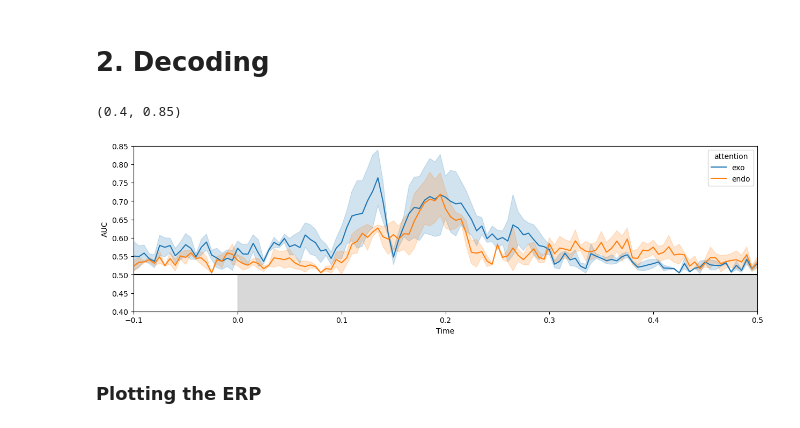
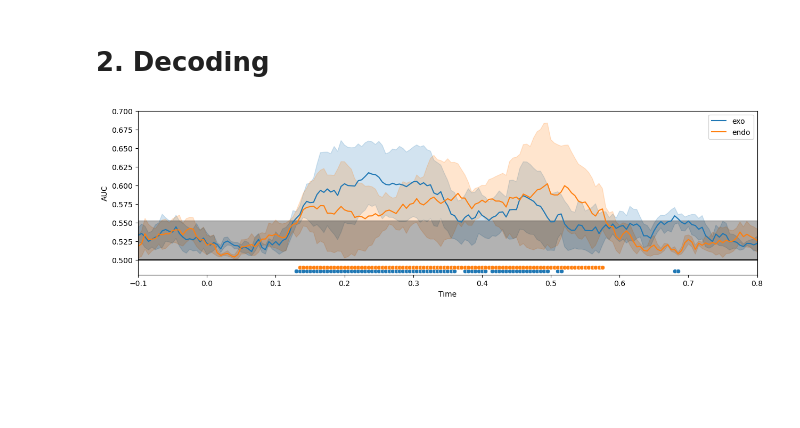
Before and after one commit to LpZamora/RIFT_thesis_expe2, a Jupyter notebook: 3_analysis_group.ipynb, the cells around one changed output. Cells and saved outputs as stored; diff of their text form; code cells hidden in the pictures; blank space fills up the shorter version.

```diff
--- a/3_analysis_group.ipynb
+++ b/3_analysis_group.ipynb
@@ -82,16 +130,12 @@ Text(49.828341049382715, 0.5, 'Attention modulation index')
 # %%
 participants = ['B1', 'B2', 'B3']
 
-ITcoh_exp2 = []
+ms_coh = []
 for participant in participants:
     df_participant = pd.read_csv(f'files/ITcoh_{participant}.csv', index_col=False)
     df_participant['participant'] = participant
-    ITcoh_exp2.append(df_participant)
-ITcoh_exp2 = pd.concat(ITcoh_exp2)
-ITcoh_exp2['cued_group'] = (ITcoh_exp2['coh_with'] == ITcoh_exp2['cued'])
+    ms_coh.append(df_participant)
+ms_coh = pd.concat(ms_coh)
+ms_coh['cued_group'] = (ms_coh['coh_with'] == ms_coh['cued'])
 #Average over electrodes
-# ITcoh_exp2 = ITcoh_exp2[(ITcoh_exp2.coh_with == 60) & (ITcoh_exp2.cued == 60)]
-ITcoh_exp2 = ITcoh_exp2.groupby(['participant','condition','time','cued_group']).ITcoherence.mean().reset_index()
-# ITcoh_exp2['Experiment'] = 2
-# ITcoh_exp2 = ITcoh_exp2[ITcoh_exp2.cued == True]
-ITcoh_exp2
+ms_coh = ms_coh.groupby(['participant','condition','time','cued_group']).ITcoherence.mean().reset_index()
@@ -142,19 +178,36 @@ sns.lineplot(y='ITcoherence_diff', hue='condition', x='time', data=diff_coh, err
 participants = ['B1', 'B2', 'B3']
 target_period = []
 for participant in participants:
-    df_participant = pd.read_csv(f'files/{participant}_target_period.csv', index_col=False)
+    df_participant = pd.read_csv(f'files/{participant}_target_period_pow.csv', index_col=False)
     df_participant['participant'] = participant
     target_period.append(df_participant)
 target_period = pd.concat(target_period)
+
+baseline_period = []
+for participant in participants:
+    df_participant = pd.read_csv(f'files/{participant}_baseline_pow.csv', index_col=False)
+    df_participant['participant'] = participant
+    baseline_period.append(df_participant)
+baseline_period = pd.concat(baseline_period)
+
+p_value = 1-0.05/len(target_period.time.unique())
+
+# Determine chance level based on best predictor during baseline
+chance1, chance99 = np.percentile(baseline_period.groupby(['time']).score.mean(), q=[.1, 99.9])
 # %%
 plt.subplots(figsize=(15,4))
 sns.lineplot(y='score', hue='attention', x='time', data=target_period, errorbar='se')
 plt.hlines(.5, -1, 2.3, 'k')
 plt.ylabel('AUC')
 plt.xlabel('Time')
-plt.xlim(-.1,.5)
-plt.fill_betweenx([0.4, 0.5], 0, 0.5, color='gray', alpha=0.3)
-plt.ylim(.4, .85)
+plt.xlim(-.1,.8)
+plt.fill_betweenx([.5, chance99], -.1, 0.8, color='black', alpha=0.3)
+plt.ylim(.48, .7)
+
+target_period_mean = target_period.groupby(['attention', 'time']).mean('score').reset_index()
+higher_than_chance = target_period_mean[target_period_mean['score'] > chance99]
+for attention, y_val in [('exo', 0.485),('endo', 0.49)]:
+    filtered_data = higher_than_chance[higher_than_chance['attention'] == attention]
+    sns.scatterplot(x=filtered_data['time'], y=[y_val]*len(filtered_data))
 # %% [output]
-(0.4, 0.85)
-[figure, old version]
+[figure, new version]
@@ -183,2 +213,0 @@ plt.ylim(.4, .85)
-# %% [markdown]
-### Plotting the ERP
```
Also changed, not shown: parts of 18 cells of this notebook, 33 other files.
